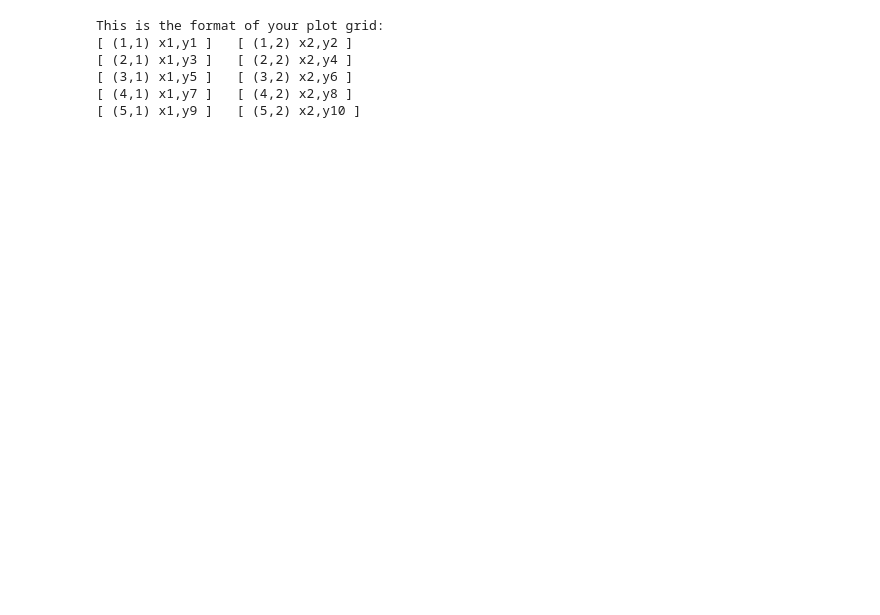
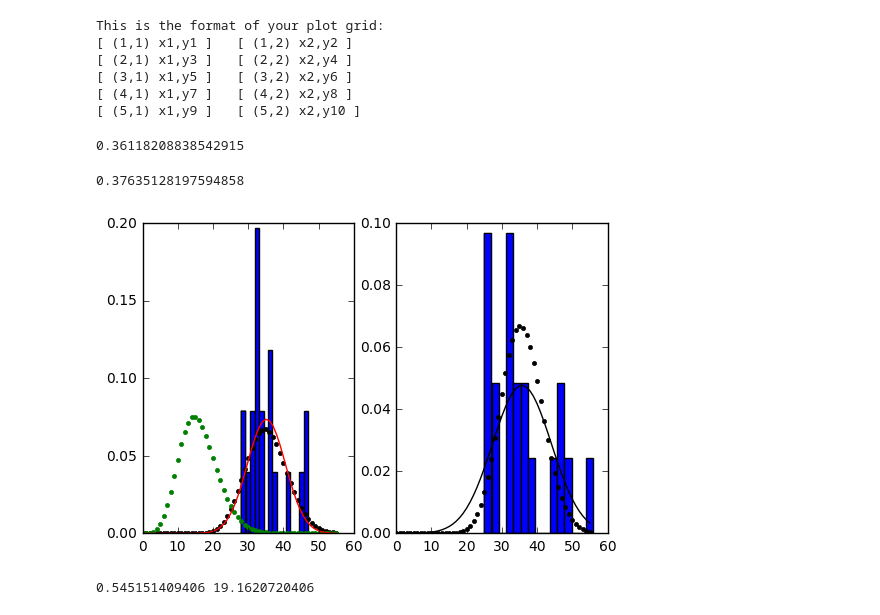
Before and after one commit to MattKinnison/FFstats, a Jupyter notebook: report_generator.ipynb, the cells around one changed output. Saved outputs shown, nothing was run; the diff lists cells and outputs as text; code cells hidden in the pictures; blank space fills up the shorter version.

```diff
--- a/report_generator.ipynb
+++ b/report_generator.ipynb
@@ -171,3 +171,53 @@ src="''' + plot_url2 + '''.embed?width=750&height=500"></iframe>
 
     </body>
 </html>''')
+# %%
+home = 'You\'re a Gyrok'
+away = 'Josh\'s Team'
+stat = 'RBI'
+ovrd = False
+
+means = f.get_mean(league,ovrd)
+stdevs = f.get_std(league,ovrd)
+maxes = f.get_max(league,ovrd)
+
+f.poisson_odds(means[home][stat],means[away][stat],maxes[home][stat],maxes[away][stat])
+# %% [output]
+0.36118208838542915
+# %%
+f.normal_odds(means[home][stat],means[away][stat],stdevs[home][stat],stdevs[away][stat])
+# %% [output]
+0.37635128197594858
+# %%
+import matplotlib.pyplot as plt
+from scipy.stats import poisson
+from scipy.stats import norm
+from scipy.stats import nbinom
+
+stat = 'R'
+r =100
+plt.subplot(1,2,1)
+
+plt.plot(poisson.pmf(range(max(maxes[home][stat],maxes[away][stat])),means[home][stat]),'k.')
+plt.plot(nbinom.pmf(range(max(maxes[home][stat],maxes[away][stat])),19.16,0.545),'g.')
+plt.plot(norm.pdf(range(max(maxes[home][stat],maxes[away][stat])),means[home][stat],stdevs[home][stat]),'r')
+
+plt.hist(jql.select('league',league,'teams',where=('Name','"*"=="You\'re a Gyrok"',stat)),normed=True,bins=15)
+
+plt.subplot(1,2,2)
+
+plt.plot(poisson.pmf(range(max(maxes[home][stat],maxes[away][stat])),means[away][stat]),'k.')
+plt.plot(norm.pdf(range(max(maxes[home][stat],maxes[away][stat])),means[away][stat],stdevs[away][stat]),'k')
+
+plt.hist(jql.select('league',league,'teams',where=('Name','"*"=="Josh\'s Team"',stat)),normed=True,bins=15)
+
+plt.show()
+# %% [output]
+[figure, added]
+# %%
+a = jql.select('league',league,'teams',where=('Name','"*"=="You\'re a Gyrok"','R'))
+mu = np.mean(a)
+var = np.var(a)
+print(mu/(var+mu),(mu**2)/(var+mu))
+# %% [output]
+0.545151409406 19.1620720406
```
Also changed, not shown: 3 other files.
